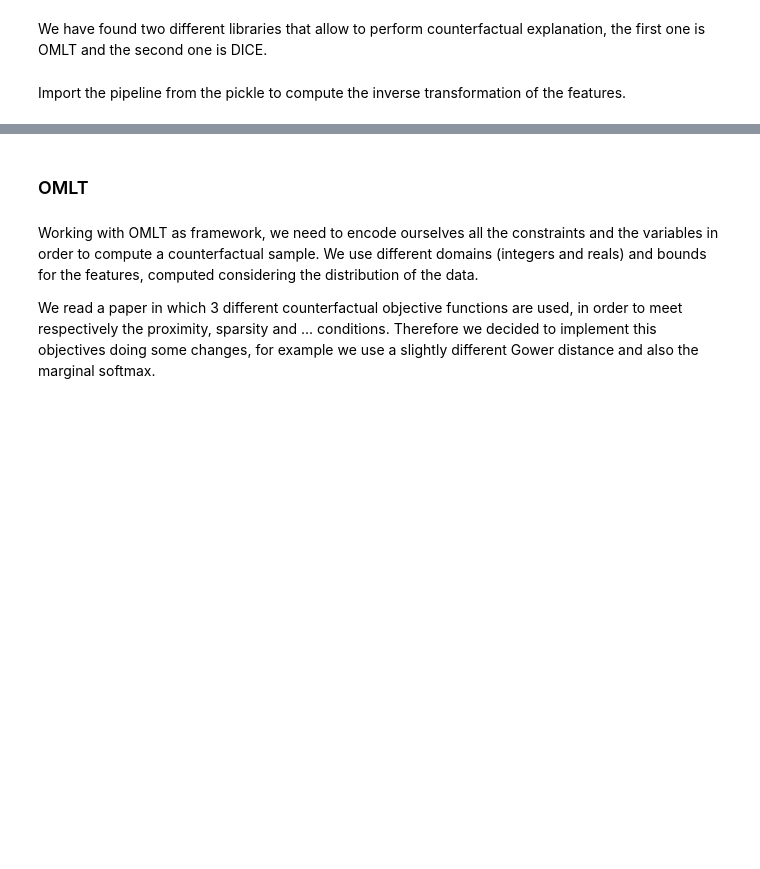
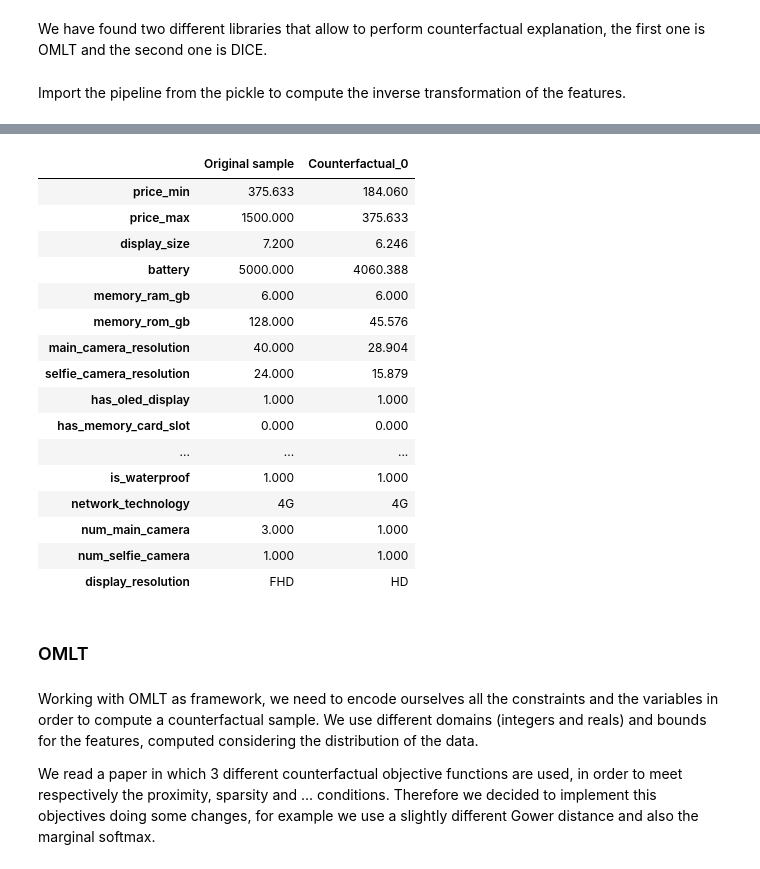
Before and after one commit to Valendrew/counterfactual-explanations, a Jupyter notebook: model_optimization.ipynb, the cells around one changed output, grey strips where cells are left out. Saved outputs shown, nothing was run; the diff lists cells and outputs as text; code cells hidden in the pictures; blank space fills up the shorter version.

```diff
--- a/model_optimization.ipynb
+++ b/model_optimization.ipynb
@@ -386,0 +363,7 @@ def evaluate_sample(model, sample_idx, y_idx, verbose=True):
+# %%
+idx = 17
+
+orig_sample = X_test.iloc[[idx]].copy()
+label_sample = y_test.iloc[idx]
+
+_ = evaluate_sample(nn_model, orig_sample, label_sample)
@@ -386,0 +381,29 @@ def evaluate_sample(model, sample_idx, y_idx, verbose=True):
+# %%
+kwargs_cf_omlt = {
+    "min_probability" : 0.6,
+    "obj_weights" : [1, 0.5, 0.8],
+    "solver_options" : {"timelimit": 120}
+}
+
+kwargs_cf_dice = {
+    "target" : "misc_price",
+    "n_cf" : 1
+}
+
+continuous_feat = [
+    "display_size", "battery", "memory_ram_gb", "memory_rom_gb",
+    "main_camera_resolution", "selfie_camera_resolution"
+]
+# %%
+cfs = generate_counterfactual_from_sample(
+        nn_model, "omlt", X_train, y_train, orig_sample, label_sample,
+        cont_feat=continuous_feat, lower_cf=True, pipeline=cols_pipeline,
+        **kwargs_cf_omlt
+)
+
+# Example for Dice
+# cfs = generate_counterfactual_from_sample(
+#         nn_model, "dice", X_train, y_train, orig_sample, label_sample,
+#         lower_cf=True, backend="PYT", target_dice="misc_price", dice_method='genetic',
+#         pipeline=cols_pipeline, **kwargs_cf_dice
+# )
@@ -387,3 +429,23 @@ def evaluate_sample(model, sample_idx, y_idx, verbose=True):
+# %%
+cfs[0]
+# %% [output]
+|  | Original sample | Counterfactual_0 |
+| price_min | 375.633 | 184.060 |
+| price_max | 1500.000 | 375.633 |
+| display_size | 7.200 | 6.246 |
+| battery | 5000.000 | 4060.388 |
+| memory_ram_gb | 6.000 | 6.000 |
+| memory_rom_gb | 128.000 | 45.576 |
+| main_camera_resolution | 40.000 | 28.904 |
+| selfie_camera_resolution | 24.000 | 15.879 |
+| has_oled_display | 1.000 | 1.000 |
+| has_memory_card_slot | 0.000 | 0.000 |
+| ... | ... | ... |
+| is_waterproof | 1.000 | 1.000 |
+| network_technology | 4G | 4G |
+| num_main_camera | 3.000 | 1.000 |
+| num_selfie_camera | 1.000 | 1.000 |
+| display_resolution | FHD | HD |
 # %% [markdown]
 ### OMLT
 # %% [markdown]
```
Also changed, not shown: parts of 22 cells of this notebook, 2 other files.
